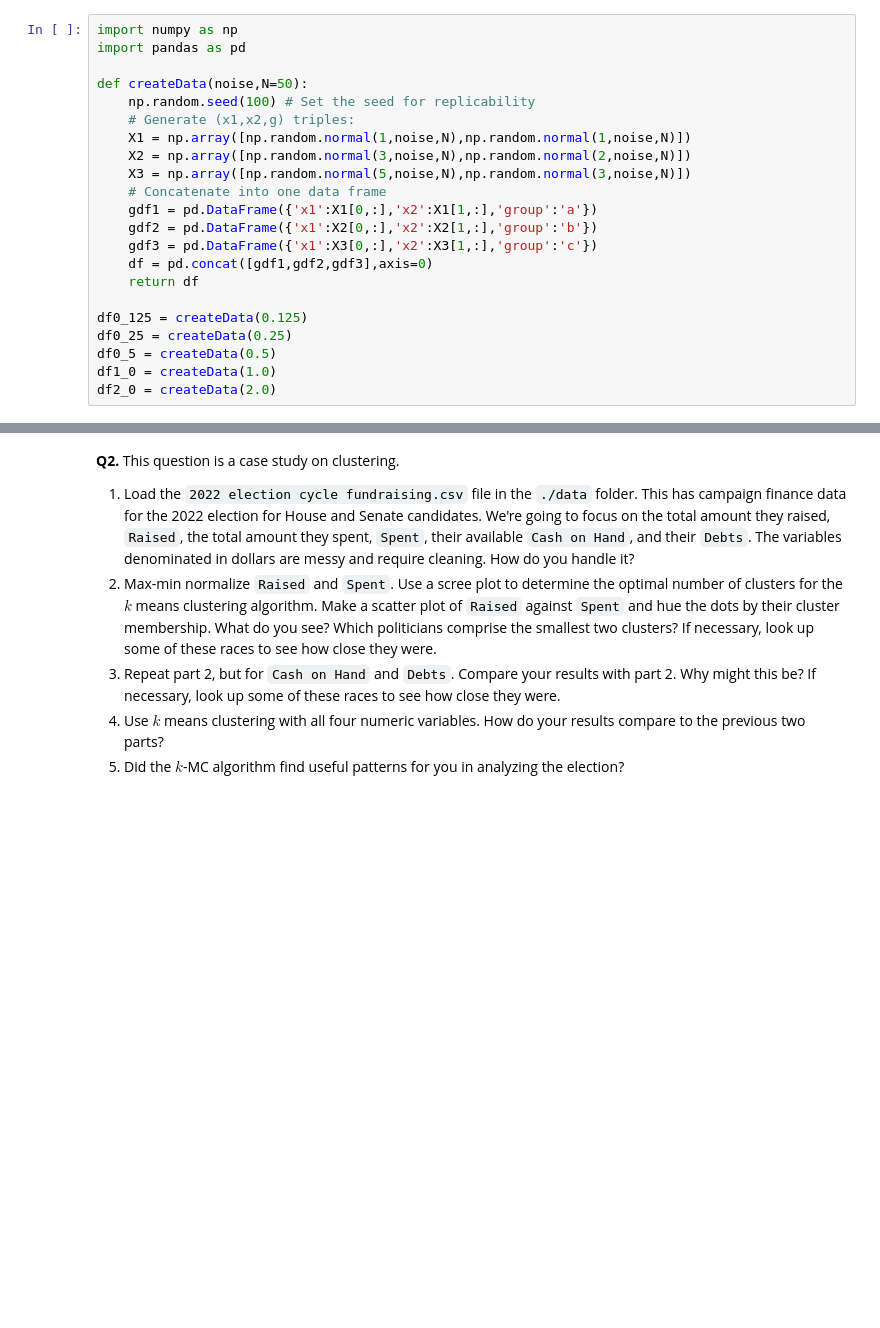
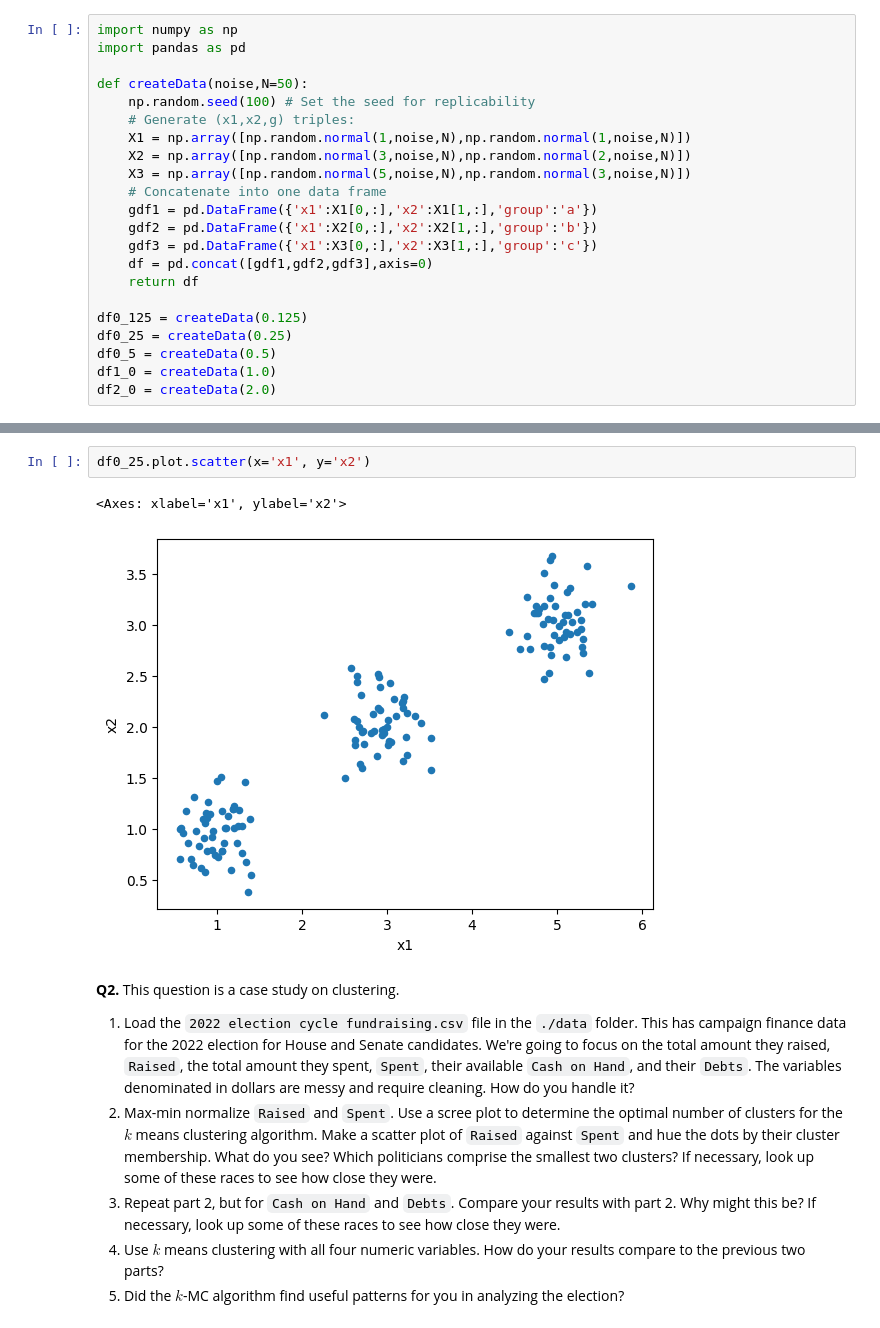
Before and after one commit to Nithil-Suresh/clustering, a Jupyter notebook: assignment/assignment_clustering.ipynb, the cells around one changed output, grey strips where cells are left out. Saved outputs shown, nothing was run; the diff lists cells and outputs as text; blank space fills up the shorter version.

```diff
--- a/assignment/assignment_clustering.ipynb
+++ b/assignment/assignment_clustering.ipynb
@@ -74,3 +81,8 @@ df2_0 = createData(2.0)
+# %%
+df0_25.plot.scatter(x='x1', y='x2')
+# %% [output]
+<Axes: xlabel='x1', ylabel='x2'>
+[figure, added]
 # %% [markdown]
 **Q2.** This question is a case study on clustering.
 
```
Also changed, not shown: parts of 2 cells of this notebook.
